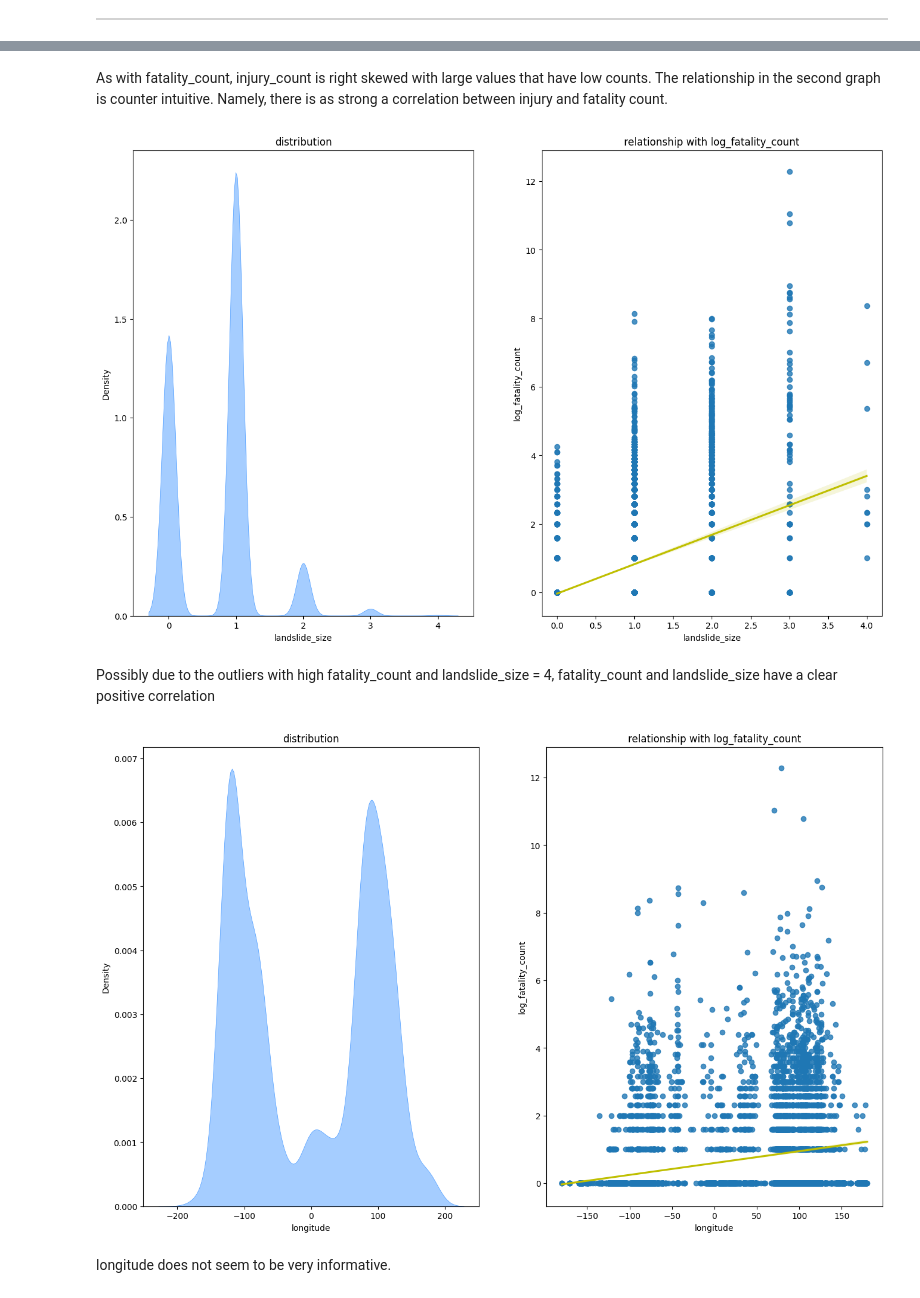
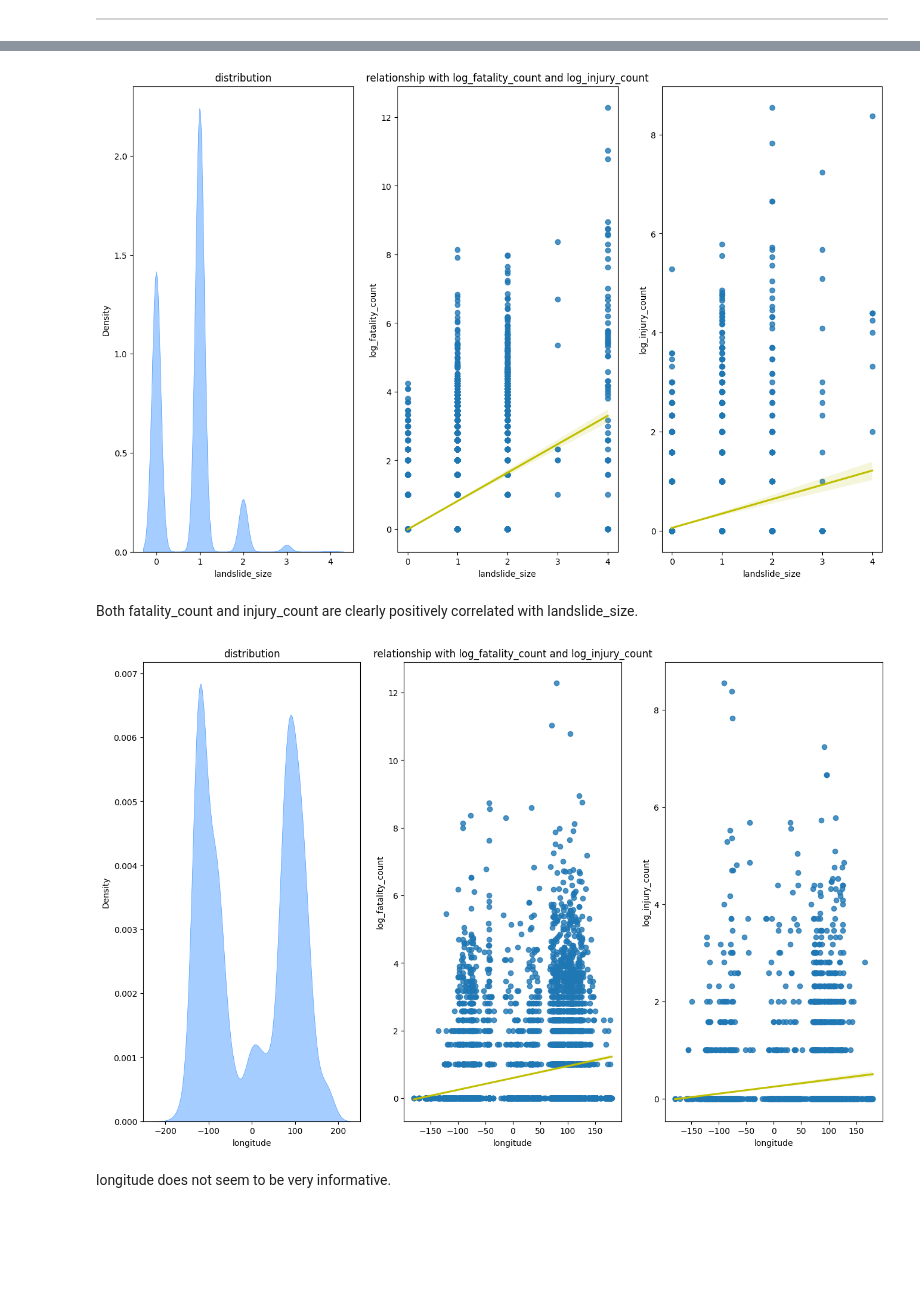
Before and after one commit to yuki172/global-landslide, a Jupyter notebook: main.ipynb, the cells around one changed output, grey strips where cells are left out. Cells and saved outputs as stored; diff of their text form; code cells hidden in the pictures; blank space fills up the shorter version.

Commit message:
injury count

```diff
--- a/main.ipynb
+++ b/main.ipynb
@@ -357,4 +340,4 @@ np.int64(0)
 # %% [markdown]
 <div style="border: 1px solid lightgrey; width: 80%"></div>
 # %%
-full_data = landslide_data
+landslide_fatality_data = landslide_fatality_data.drop(['fatality_count', 'country_name', 'injury_count', 'log_injury_count'], axis=1)
@@ -369,2 +343,0 @@ Index(['year', 'hour', 'month', 'event_source', 'landslide_category',
-# %%
-full_data = full_data.drop(['fatality_count', 'country_name'], axis=1)
@@ -379,0 +344,2 @@ Index(['year', 'hour', 'month', 'event_source', 'landslide_category',
+# %%
+landslide_injury_data = landslide_injury_data.drop(['fatality_count', 'log_fatality_count', 'country_name', 'injury_count'], axis=1)
@@ -388,7 +368,8 @@ numeric_columns = ['injury_count', 'longitude', 'latitude', 'gdp']
 # %%
-def get_dist_numeric(col, full_data):
-    fig, axes = plt.subplots(1, 2, figsize=(16, 10))
+def get_dist_numeric(col, landslide_fatality_data, landslide_injury_data):
+    fig, axes = plt.subplots(1, 3, figsize=(16, 10))
     sns.kdeplot(full_data[col], ax=axes[0], fill=True, alpha=0.5, linewidth=0.5, color='#4D9DFF')
-    sns.regplot(x=col, y="log_fatality_count", data=full_data,ax=axes[1], line_kws=dict(color='y'))
+    sns.regplot(x=col, y="log_fatality_count", data=landslide_fatality_data,ax=axes[1], line_kws=dict(color='y'))
+    sns.regplot(x=col, y="log_injury_count", data=landslide_injury_data,ax=axes[2], line_kws=dict(color='y'))
     axes[0].set_title('distribution')
-    axes[1].set_title('relationship with log_fatality_count')
+    axes[1].set_title('relationship with log_fatality_count and log_injury_count')
@@ -399,15 +376,13 @@ get_dist_numeric('injury_count', full_data)
-# %% [markdown]
-As with fatality_count, injury_count is right skewed with large values that have low counts. The relationship in the second graph is counter intuitive. Namely, there is as strong a correlation between injury and fatality count.
 # %%
-get_dist_numeric('landslide_size', full_data)
+get_dist_numeric('landslide_size', landslide_fatality_data, landslide_injury_data)
 # %% [output]
-[figure, old version]
+[figure, new version]
 # %% [markdown]
-Possibly due to the outliers with high fatality_count and landslide_size = 4, fatality_count and landslide_size have a clear positive correlation
+Both fatality_count and injury_count are clearly positively correlated with landslide_size.
 # %%
-get_dist_numeric('longitude', full_data)
+get_dist_numeric('longitude',landslide_fatality_data, landslide_injury_data)
 # %% [output]
-[figure, old version]
+[figure, new version]
 # %% [markdown]
 longitude does not seem to be very informative.
 # %%
```
Also changed, not shown: parts of 76 cells of this notebook.
